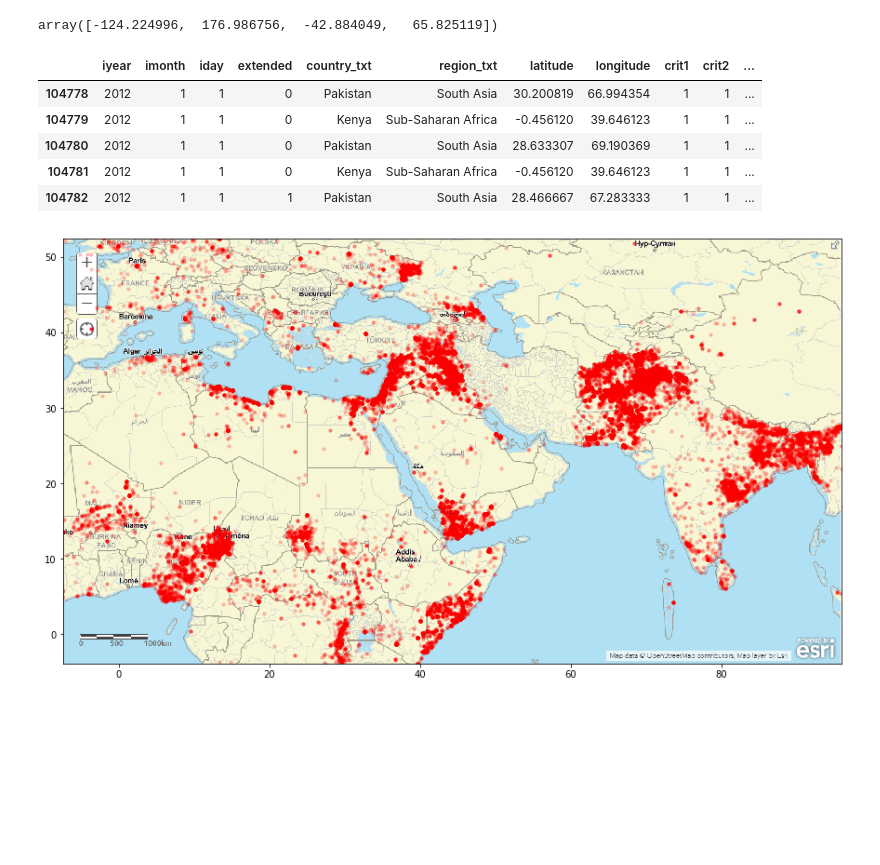
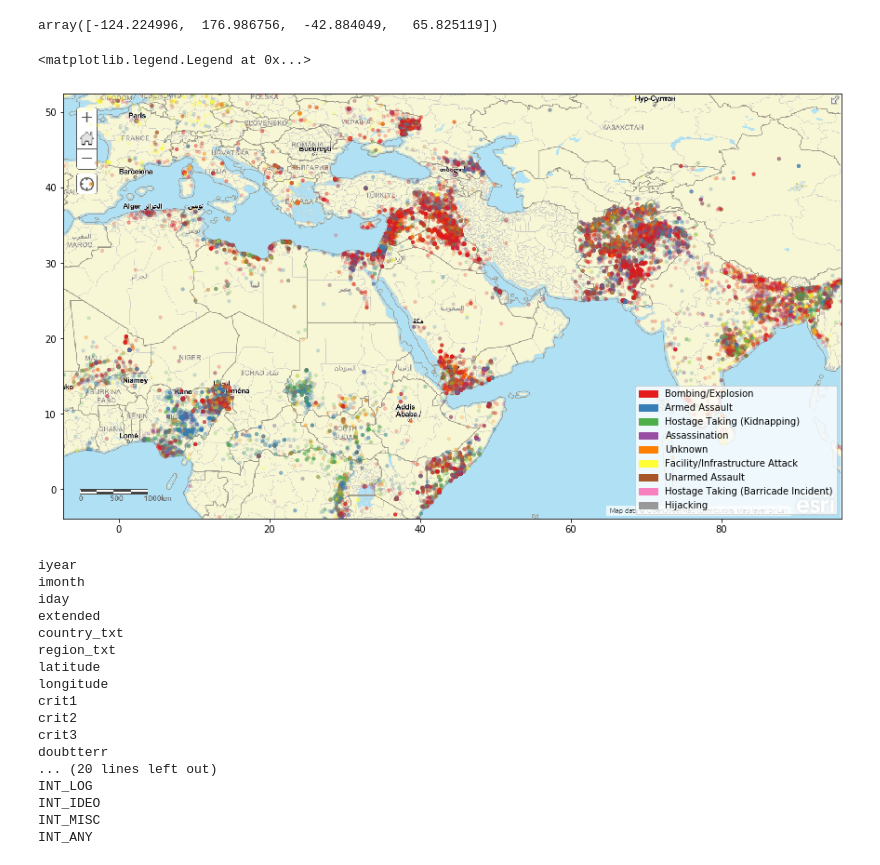
Before and after one commit to JoseGuzmanZamora/TerrorismDataAnalysis, a Jupyter notebook: terrorismoanalisis.ipynb, the cells around one changed output. Cells and saved outputs as stored; diff of their text form; code cells hidden in the pictures; blank space fills up the shorter version.

```diff
--- a/terrorismoanalisis.ipynb
+++ b/terrorismoanalisis.ipynb
@@ -506,28 +506,51 @@ np.round(caja, 6)
 array([-124.224996,  176.986756,  -42.884049,   65.825119])
 # %%
 mapita = plt.imread('./lado4.png')
-# %%
-colores_d = data.copy()
-colores_d["colors"] = np.nan
-
-for i in range(9):
-    colores_d[colores_d['attacktype1_txt'] == attacks['name'][i]].fillna(str(colors[i]), inplace=True)
-
-
-
-
-fig, ax = plt.subplots(figsize = (15,15))
-utilizar = data[(data['longitude'] >= -67) & (data['longitude'] <= 175) & (data['latitude'] >= -35) & (data['latitude'] <= 59)]
-ax.scatter(utilizar['longitude'], utilizar['latitude'], zorder=1, alpha= 0.2, c='red', s=10)
-ax.set_xlim(caja2[0],caja2[1])
-ax.set_ylim(caja2[2],caja2[3])
-ax.imshow(mapita, zorder=0, extent = caja2, aspect='equal')
-colores_d.head()
-# %% [output]
-|  | iyear | imonth | iday | extended | country_txt | region_txt | latitude | longitude | crit1 | crit2 | ... |
-| 104778 | 2012 | 1 | 1 | 0 | Pakistan | South Asia | 30.200819 | 66.994354 | 1 | 1 | ... |
-| 104779 | 2012 | 1 | 1 | 0 | Kenya | Sub-Saharan Africa | -0.456120 | 39.646123 | 1 | 1 | ... |
-| 104780 | 2012 | 1 | 1 | 0 | Pakistan | South Asia | 28.633307 | 69.190369 | 1 | 1 | ... |
-| 104781 | 2012 | 1 | 1 | 0 | Kenya | Sub-Saharan Africa | -0.456120 | 39.646123 | 1 | 1 | ... |
-| 104782 | 2012 | 1 | 1 | 1 | Pakistan | South Asia | 28.466667 | 67.283333 | 1 | 1 | ... |
-[figure, removed]
+# %%
+utilizar = data[(data['longitude'] >= -67) & (data['longitude'] <= 175) & (data['latitude'] >= -35) & (data['latitude'] <= 59)]
+colores_d = utilizar.copy()
+colores_d["colors"] = np.nan
+
+from matplotlib import cm
+from matplotlib.colors import ListedColormap, LinearSegmentedColormap
+#coloresM = ['#2E5A5A', '#4A736D', '#A3C2B0', '#F3EFAE', '#EF924D', '#C64634', '#ECE1B6', '#7EC1AF', '#CFA982']
+viridis = cm.get_cmap('Set1', 9)
+intermedio = np.linspace(0,1,9)
+colores_mapa = viridis(intermedio)
+
+for i in range(9):
+    nop = cm.colors.to_hex(viridis(intermedio[i]))
+    colores_d.loc[colores_d.attacktype1_txt == attacks['name'][i], 'colors'] = str(nop)
+
+fig, ax = plt.subplots(figsize = (15,15))
+ax.scatter(utilizar['longitude'], utilizar['latitude'], zorder=1, alpha= 0.2, c=colores_d.colors, s=10)
+ax.set_xlim(caja2[0],caja2[1])
+ax.set_ylim(caja2[2],caja2[3])
+ax.imshow(mapita, zorder=0, extent = caja2, aspect='equal')
+
+info = [mpatches.Patch(color=colores_mapa[i], label=attacks['name'][i]) for i in range(len(colores_mapa))]
+plt.legend(handles=info)
+# %% [output]
+<matplotlib.legend.Legend at 0x...>
+[figure, added]
+# %%
+for i in data:
+    print(i)
+# %% [output]
+iyear
+imonth
+iday
+extended
+country_txt
+region_txt
+latitude
+longitude
+crit1
+crit2
+crit3
+doubtterr
+... (20 lines left out)
+INT_LOG
+INT_IDEO
+INT_MISC
+INT_ANY
```
Also changed, not shown: parts of 27 cells of this notebook, 1 other file.
